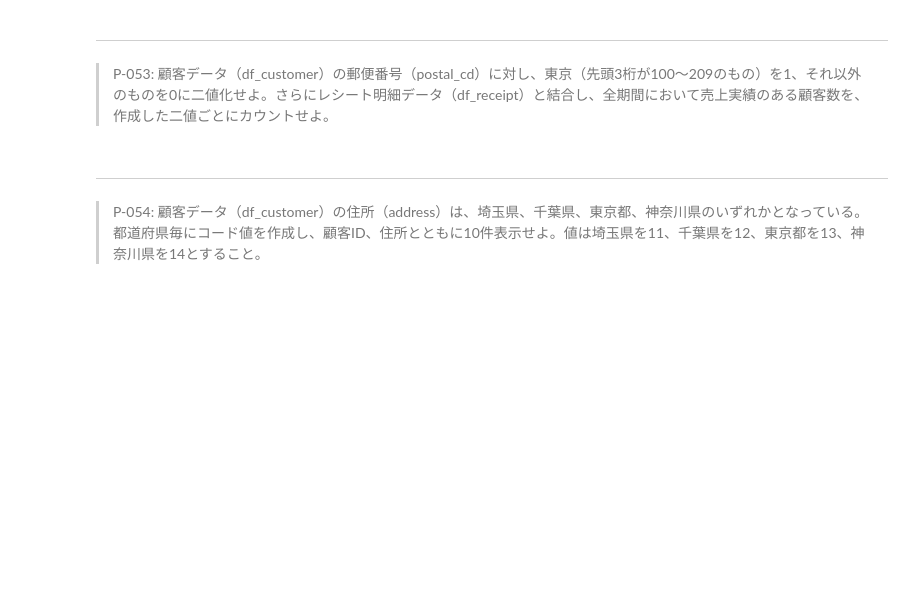
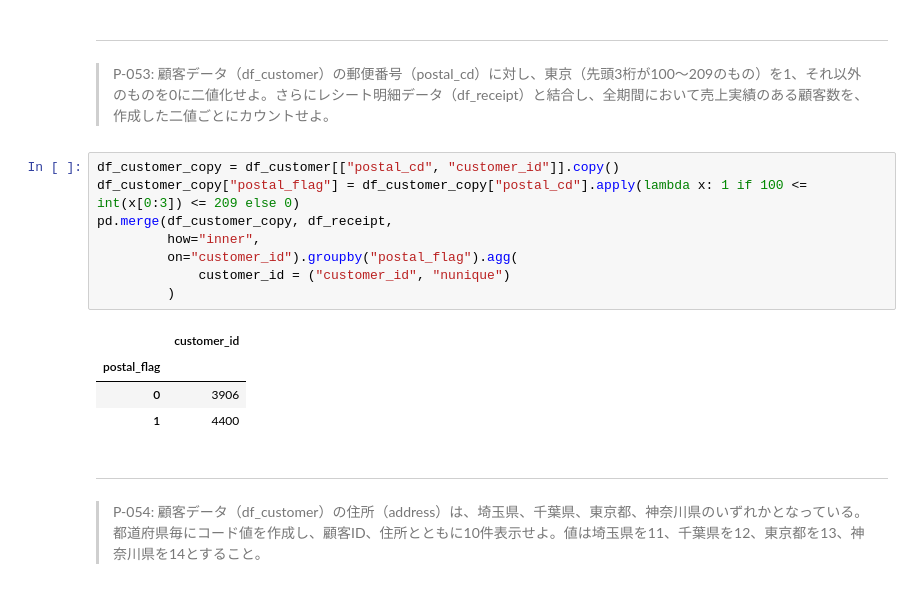
Before and after one commit to koki-sugai/preprocess_knock_Python_sugai, a Jupyter notebook: preprocess_knock_Python_Colab.ipynb, the cells around one changed output. Cells and saved outputs as stored; diff of their text form; blank space fills up the shorter version.

```diff
--- a/preprocess_knock_Python_Colab.ipynb
+++ b/preprocess_knock_Python_Colab.ipynb
@@ -486,6 +486,19 @@ df_sales_amount_by_customer.head(10)
 # %% [markdown]
 ---
 > P-053: 顧客データ（df_customer）の郵便番号（postal_cd）に対し、東京（先頭3桁が100〜209のもの）を1、それ以外のものを0に二値化せよ。さらにレシート明細データ（df_receipt）と結合し、全期間において売上実績のある顧客数を、作成した二値ごとにカウントせよ。
+# %%
+df_customer_copy = df_customer[["postal_cd", "customer_id"]].copy()
+df_customer_copy["postal_flag"] = df_customer_copy["postal_cd"].apply(lambda x: 1 if 100 <= int(x[0:3]) <= 209 else 0)
+pd.merge(df_customer_copy, df_receipt,
+         how="inner",
+         on="customer_id").groupby("postal_flag").agg(
+             customer_id = ("customer_id", "nunique")
+         )
+# %% [output]
+|  | customer_id |
+| postal_flag |  |
+| 0 | 3906 |
+| 1 | 4400 |
 # %% [markdown]
 ---
 > P-054: 顧客データ（df_customer）の住所（address）は、埼玉県、千葉県、東京都、神奈川県のいずれかとなっている。都道府県毎にコード値を作成し、顧客ID、住所とともに10件表示せよ。値は埼玉県を11、千葉県を12、東京都を13、神奈川県を14とすること。
```
Also changed, not shown: parts of 5 cells of this notebook.
